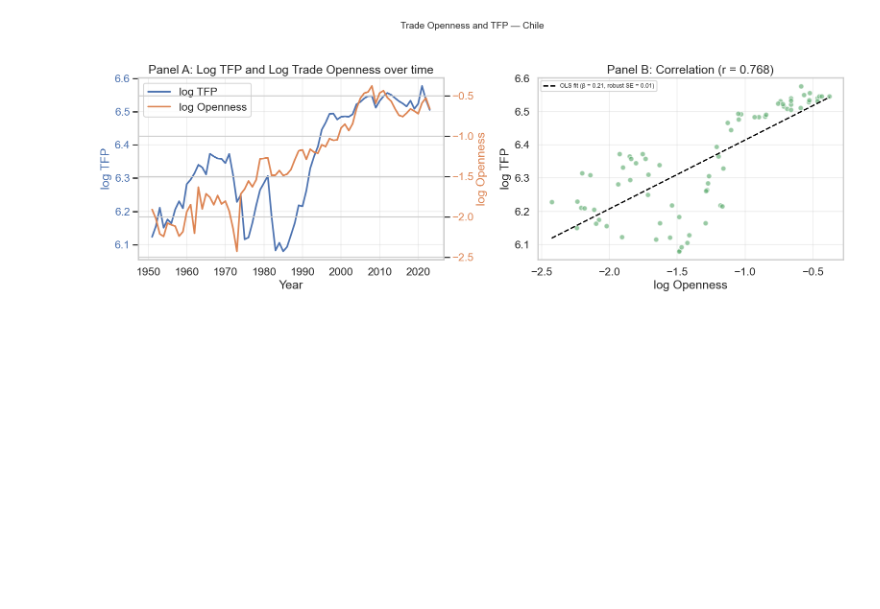
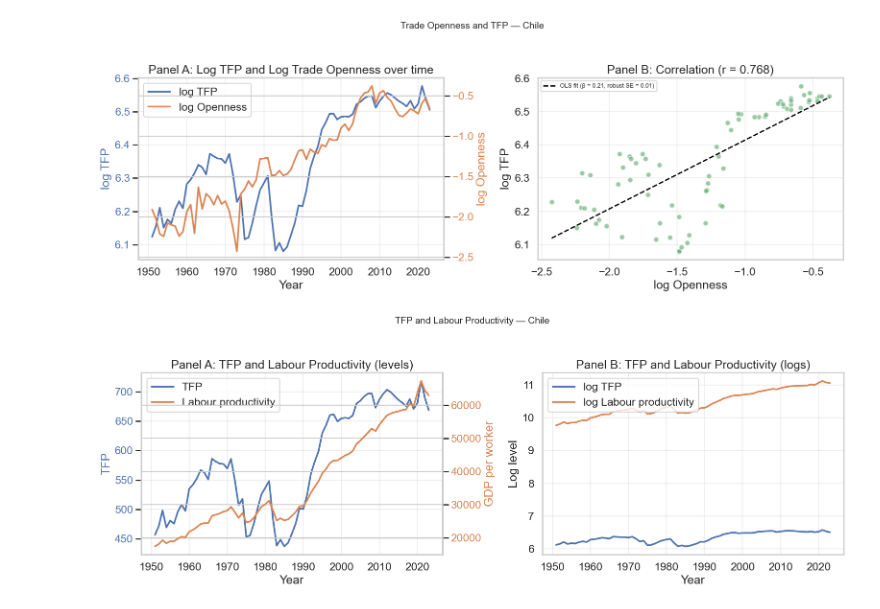
Before and after one commit to IcarusBai/EC2B1_Coursework, a Jupyter notebook: EC2B1_Coursework_Program.ipynb, the cells around one changed output. Drawn from its saved outputs; the diff is of its cells as text; code cells hidden in the pictures; blank space fills up the shorter version.

```diff
--- a/EC2B1_Coursework_Program.ipynb
+++ b/EC2B1_Coursework_Program.ipynb
@@ -730,3 +730,44 @@ Kurtosis:              2.913        Condition No.:          5
 Notes:
 [1] Standard Errors are heteroscedasticity robust (HC1)
 [figure]
+# %%
+fig, axes = plt.subplots(1, 2, figsize=(16, 6))
+
+# Panel A: Levels
+ax1 = axes[0]
+color_tfp = '#4C72B0'
+color_lp = '#DD8452'
+
+ln1, = ax1.plot(data_Chile['year'], data_Chile['tfp'],
+                color=color_tfp, linewidth=2.5, label='TFP')
+ax1.set_xlabel('Year')
+ax1.set_ylabel('TFP', color=color_tfp)
+ax1.tick_params(axis='y', labelcolor=color_tfp)
+
+ax2 = ax1.twinx()
+ln2, = ax2.plot(data_Chile['year'], data_Chile['labour_prod'],
+                color=color_lp, linewidth=2.5, label='Labour productivity')
+ax2.set_ylabel('GDP per worker', color=color_lp)
+ax2.tick_params(axis='y', labelcolor=color_lp)
+
+ax1.legend([ln1, ln2], [ln1.get_label(), ln2.get_label()], loc='upper left')
+ax1.set_title('Panel A: TFP and Labour Productivity (levels)')
+ax1.grid(True, alpha=0.3)
+
+# Panel B: Logs
+ax3 = axes[1]
+ax3.plot(data_Chile['year'], data_Chile['ln_tfp'],
+         color=color_tfp, linewidth=2.5, label='log TFP')
+ax3.plot(data_Chile['year'], data_Chile['ln_labour_prod'],
+         color=color_lp, linewidth=2.5, label='log Labour productivity')
+ax3.set_xlabel('Year')
+ax3.set_ylabel('Log level')
+ax3.set_title('Panel B: TFP and Labour Productivity (logs)')
+ax3.legend(loc='upper left')
+ax3.grid(True, alpha=0.3)
+
+fig.suptitle('TFP and Labour Productivity — Chile', fontsize=14)
+plt.tight_layout(rect=[0, 0, 1, 0.95])
+plt.show()
+# %% [output]
+[figure, added]
```
Also changed, not shown: parts of 1 cell of this notebook.
